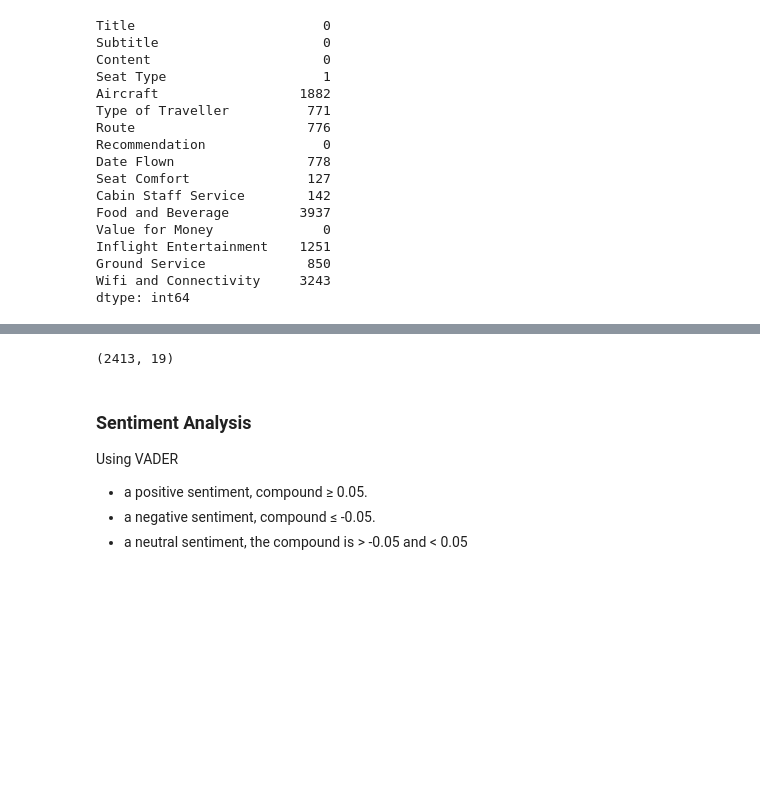
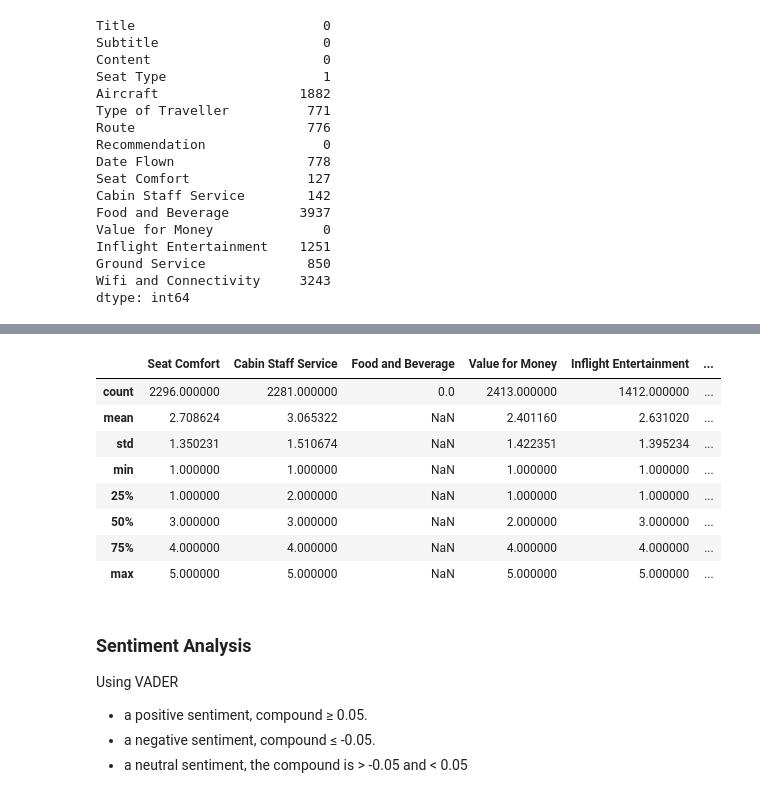
Before and after one commit to 0xzim/airline_reviews_sentiment_analysis, a Jupyter notebook: british_airways.ipynb, the cells around one changed output, grey strips where cells are left out. Saved outputs shown, nothing was run; the diff lists cells and outputs as text; code cells hidden in the pictures; blank space fills up the shorter version.

Commit message:
describe df

```diff
--- a/british_airways.ipynb
+++ b/british_airways.ipynb
@@ -202,9 +202,17 @@ reviews_data.head(1)
 #remove rows of the review column that are empty
 reviews_data = reviews_data[reviews_data['Review'].notna()].copy()
 # %%
-reviews_data.shape
+reviews_data.describe()
 # %% [output]
-(2413, 19)
+|  | Seat Comfort | Cabin Staff Service | Food and Beverage | Value for Money | Inflight Entertainment | ... |
+| count | 2296.000000 | 2281.000000 | 0.0 | 2413.000000 | 1412.000000 | ... |
+| mean | 2.708624 | 3.065322 | NaN | 2.401160 | 2.631020 | ... |
+| std | 1.350231 | 1.510674 | NaN | 1.422351 | 1.395234 | ... |
+| min | 1.000000 | 1.000000 | NaN | 1.000000 | 1.000000 | ... |
+| 25% | 1.000000 | 2.000000 | NaN | 1.000000 | 1.000000 | ... |
+| 50% | 3.000000 | 3.000000 | NaN | 2.000000 | 3.000000 | ... |
+| 75% | 4.000000 | 4.000000 | NaN | 4.000000 | 4.000000 | ... |
+| max | 5.000000 | 5.000000 | NaN | 5.000000 | 5.000000 | ... |
 # %% [markdown]
 ### Sentiment Analysis
 Using VADER
```
Also changed, not shown: 1 other file.
